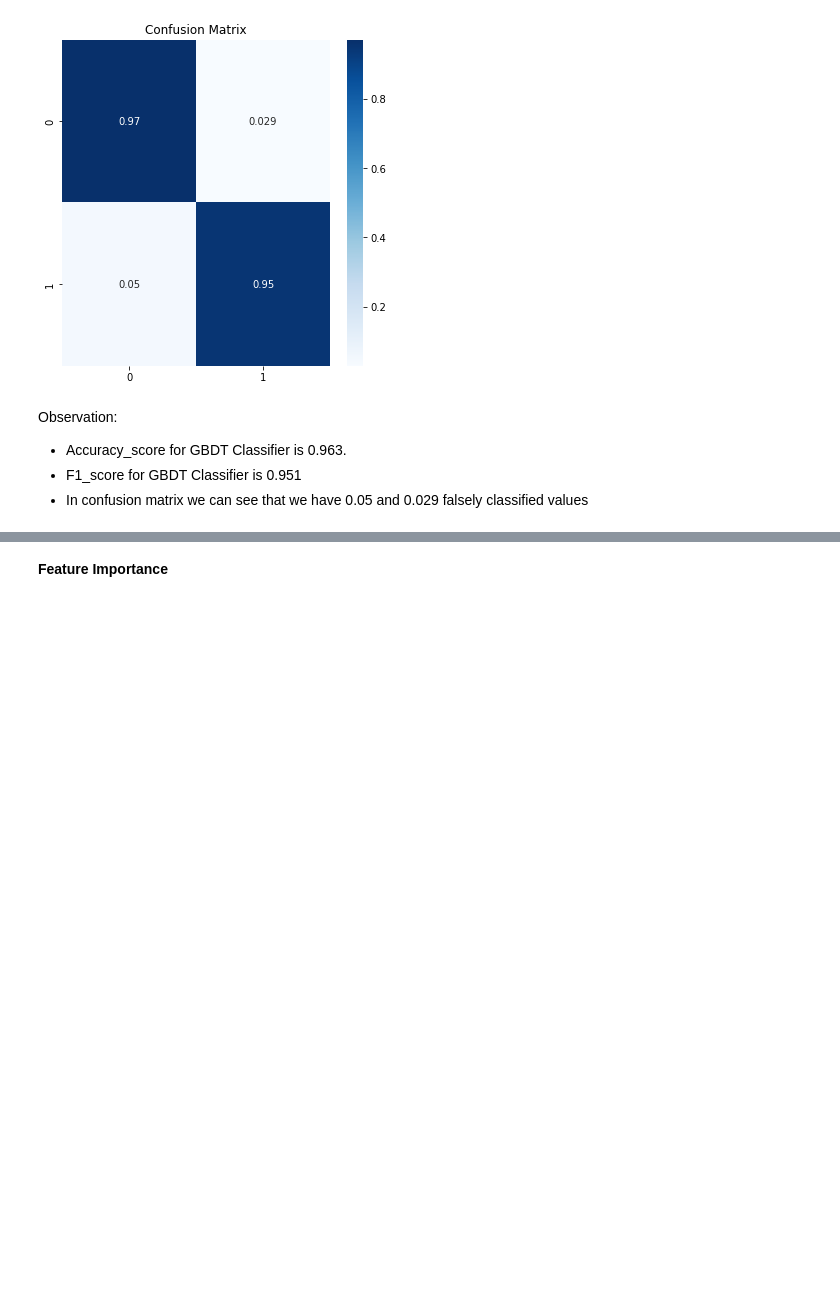
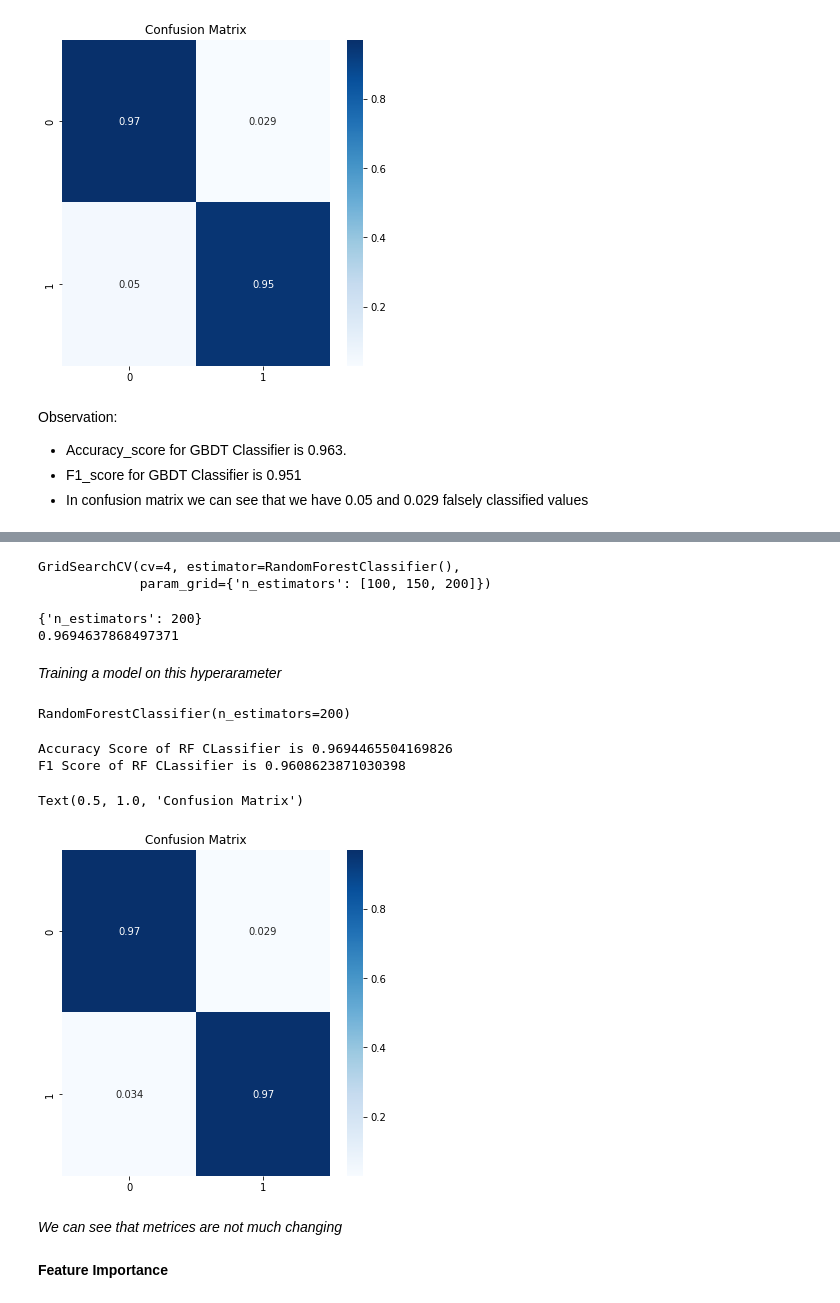
Before and after one commit to ydv1412/airline_review_classification, a Jupyter notebook: airline_review_classification.ipynb, the cells around one changed output, grey strips where cells are left out. Saved outputs shown, nothing was run; the diff lists cells and outputs as text; code cells hidden in the pictures; blank space fills up the shorter version.

```diff
--- a/airline_review_classification.ipynb
+++ b/airline_review_classification.ipynb
@@ -787,3 +788,41 @@ Observation:
+# %%
+clf8 = RandomForestClassifier()
+n_params = {'n_estimators':[100,150,200]}
+cv = GridSearchCV(clf8 , param_grid = n_params, cv = 4)
+
+cv.fit(x_train , y_train)
+# %% [output]
+GridSearchCV(cv=4, estimator=RandomForestClassifier(),
+             param_grid={'n_estimators': [100, 150, 200]})
+# %%
+print(cv.best_params_)
+print(cv.best_score_)
+# %% [output]
+{'n_estimators': 200}
+0.9694637868497371
+# %% [markdown]
+*Training a model on this hyperarameter*
+# %%
+clf8 = RandomForestClassifier(n_estimators = 200)
+clf8.fit(x_train,y_train)
+# %% [output]
+RandomForestClassifier(n_estimators=200)
+# %%
+predicted_y8 = clf8.predict(x_test)
+# %%
+print("Accuracy Score of RF CLassifier is {}".format(accuracy_score(predicted_y8 , y_test)))
+print("F1 Score of RF CLassifier is {}".format(f1_score(predicted_y8 , y_test)))
+confusion = confusion_matrix(predicted_y8 , y_test , normalize = 'true')
+plt.figure(figsize = (6,6))
+sns.heatmap(confusion, annot=True, cmap='Blues')
+plt.title('Confusion Matrix')
+# %% [output]
+Accuracy Score of RF CLassifier is 0.9694465504169826
+F1 Score of RF CLassifier is 0.9608623871030398
+Text(0.5, 1.0, 'Confusion Matrix')
+[figure, added]
+# %% [markdown]
+*We can see that metrices are not much changing*
 # %% [markdown]
 <b>Feature Importance
 # %% [markdown]
```
Also changed, not shown: parts of 45 cells of this notebook.
